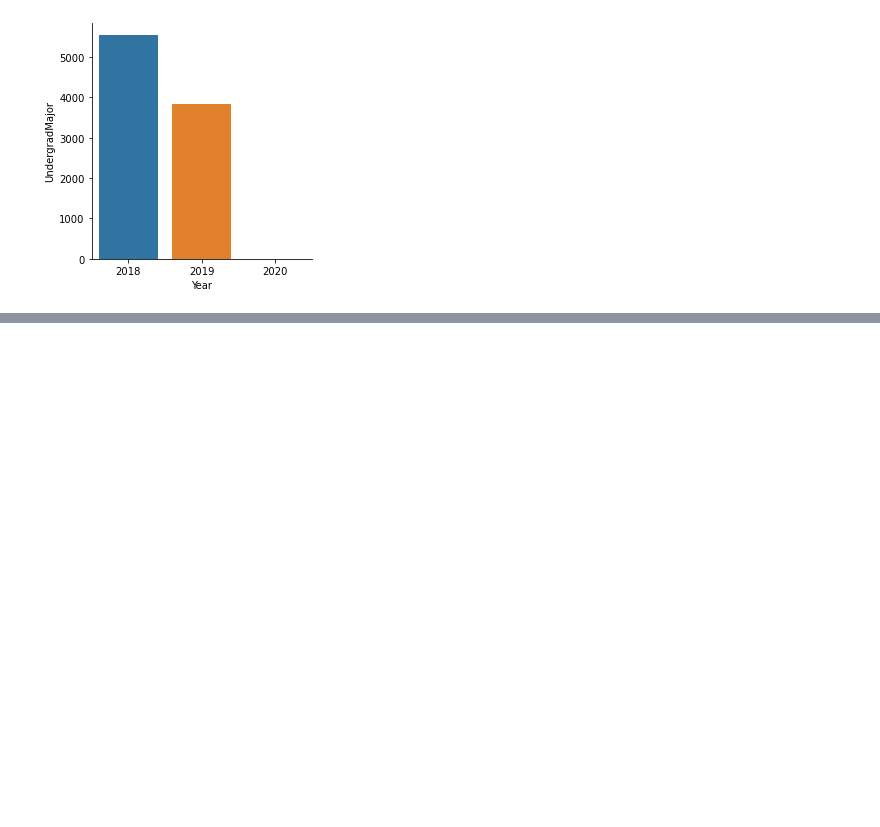
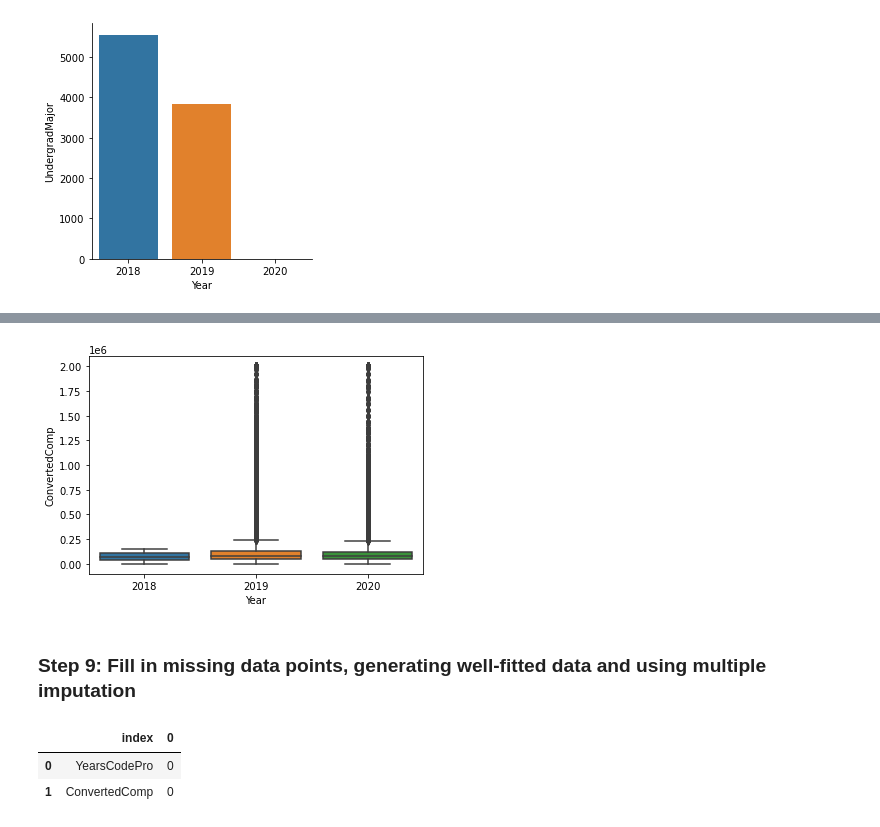
Before and after one commit to roberthallds/stack-overflow-data-cleaning, a Jupyter notebook: project.ipynb, the cells around one changed output, grey strips where cells are left out. Drawn from its saved outputs; the diff is of its cells as text; code cells hidden in the pictures; blank space fills up the shorter version.

```diff
--- a/project.ipynb
+++ b/project.ipynb
@@ -258,0 +331,11 @@ sns.catplot(x='Year',
+# %%
+# generate plot to analyze relationship between
+# years of professional experience and scaled
+# compensation factor
+converts_plot = sns.boxplot(x='Year',
+                            y='ConvertedComp',
+                            data=comp_fields)
+# %% [output]
+[figure, added]
+# %% [markdown]
+### Step 9: Fill in missing data points, generating well-fitted data and using multiple imputation
@@ -258,0 +369,7 @@ sns.catplot(x='Year',
+# %%
+# verify that no missing data exists in either column
+comp_data.isnull().sum().reset_index()
+# %% [output]
+|  | index | 0 |
+| 0 | YearsCodePro | 0 |
+| 1 | ConvertedComp | 0 |
```
Also changed, not shown: parts of 10 cells of this notebook.
